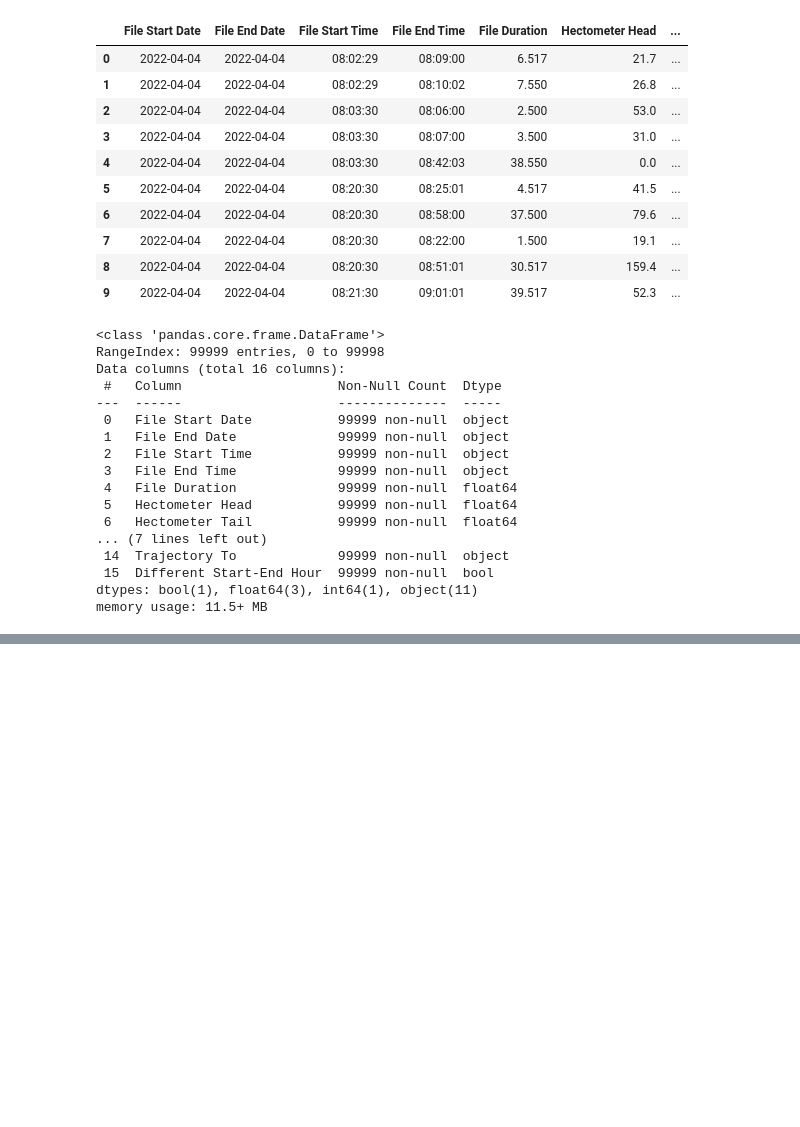
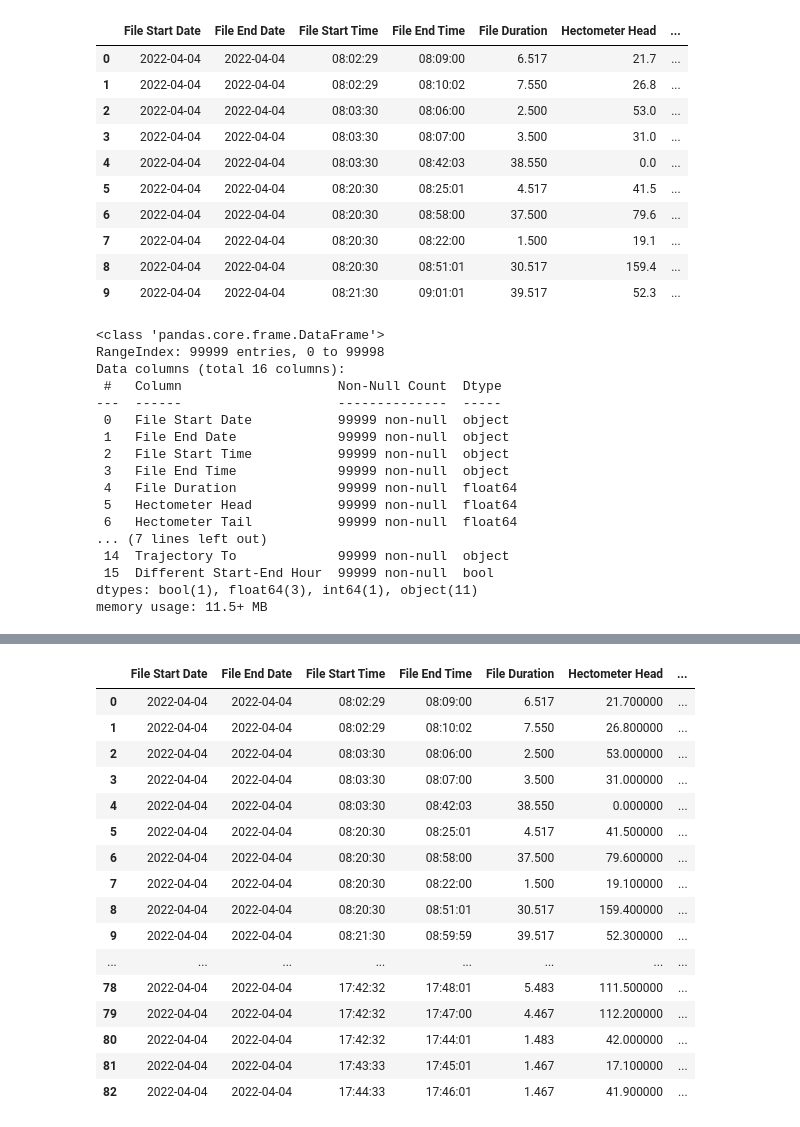
Before and after one commit to MichalI495002/S4-AI-JUGO-Assigment-, a Jupyter notebook: Data/Scripts/dataProcesing/dataProcessingSpliting.ipynb, the cells around one changed output, grey strips where cells are left out. Cells and saved outputs as stored; diff of their text form; code cells hidden in the pictures; blank space fills up the shorter version.

```diff
--- a/Data/Scripts/dataProcesing/dataProcessingSpliting.ipynb
+++ b/Data/Scripts/dataProcesing/dataProcessingSpliting.ipynb
@@ -152 +74,88 @@ sorted_split_traffic_data_df.head(10)
+# %%
+
+from datetime import datetime, timedelta
+import numpy as np
+
+def calculate_absolute_hectometer_per_minute(row):
+    """
+    Calculate the absolute value of hectometers per minute for a given row.
+    """
+    start_datetime = datetime.strptime(f"{row['File Start Date']} {row['File Start Time']}", '%Y-%m-%d %H:%M:%S')
+    end_datetime = datetime.strptime(f"{row['File End Date']} {row['File End Time']}", '%Y-%m-%d %H:%M:%S')
+    total_minutes = (end_datetime - start_datetime).total_seconds() / 60
+    hectometer_distance = abs(row['Hectometer Tail'] - row['Hectometer Head'])
+    return hectometer_distance / total_minutes if total_minutes > 0 else 0
+
+def split_rows_with_absolute_hpm(data):
+    """
+    Split rows based on different hours in 'File Start Time' and 'File End Time'
+    and also consider different dates. The split will end at XX:59:59.
+    'Hectometer per Minute' is calculated as an absolute value.
+    """
+    new_data = []
+    for index, row in data.iterrows():
+        start_date_str = str(row['File Start Date'])
+        end_date_str = str(row['File End Date'])
+        start_time_str = str(row['File Start Time'])
+        end_time_str = str(row['File End Time'])
+
+        start_date = datetime.strptime(start_date_str, '%Y-%m-%d')
+        end_date = datetime.strptime(end_date_str, '%Y-%m-%d')
+        start_time = datetime.strptime(start_time_str, '%H:%M:%S')
+        end_time = datetime.strptime(end_time_str, '%H:%M:%S')
+
+        hpm = calculate_absolute_hectometer_per_minute(row)
+
+        start_dt = datetime.combine(start_date, start_time.time())
+        end_dt = datetime.combine(end_date, end_time.time())
+
+        while start_dt < end_dt:
+            new_row = row.copy()
+            new_row['File Start Date'] = start_dt.strftime('%Y-%m-%d')
+            new_row['File Start Time'] = start_dt.strftime('%H:%M:%S')
+
+            next_hour = (start_dt.replace(minute=0, second=0, microsecond=0) + timedelta(hours=1)) - timedelta(seconds=1)
+            segment_end_dt = min(next_hour, end_dt)
+
+            new_row['File End Date'] = segment_end_dt.strftime('%Y-%m-%d')
+            new_row['File End Time'] = segment_end_dt.strftime('%H:%M:%S')
+
+            time_span = (segment_end_dt - start_dt).total_seconds() / 60
+            hectometer_span = time_span * hpm
+            new_row['Hectometer Tail'] = row['Hectometer Head'] + hectometer_span
+            new_row['Hectometer per Minute'] = hpm
+
+            new_data.append(new_row)
+
+            start_dt = segment_end_dt + timedelta(seconds=1)
+            row['Hectometer Head'] = new_row['Hectometer Tail']
+
+    return pd.DataFrame(new_data)
+
+# Applying the function with absolute hectometer per minute to the dataset
+split_data_with_absolute_hpm = split_rows_with_absolute_hpm(df_filtered_copy)  # Testing with a smaller subset
+
+data_df = split_data_with_absolute_hpm
+# Adding sorting by 'File Duration' in descending order at the end of the process
+pd.set_option('display.max_rows', 100)
+# Display the first few rows of the sorted DataFrame for debugging purposes
+data_df.head(100)
+# %% [output]
+|  | File Start Date | File End Date | File Start Time | File End Time | File Duration | Hectometer Head | ... |
+| 0 | 2022-04-04 | 2022-04-04 | 08:02:29 | 08:09:00 | 6.517 | 21.700000 | ... |
+| 1 | 2022-04-04 | 2022-04-04 | 08:02:29 | 08:10:02 | 7.550 | 26.800000 | ... |
+| 2 | 2022-04-04 | 2022-04-04 | 08:03:30 | 08:06:00 | 2.500 | 53.000000 | ... |
+| 3 | 2022-04-04 | 2022-04-04 | 08:03:30 | 08:07:00 | 3.500 | 31.000000 | ... |
+| 4 | 2022-04-04 | 2022-04-04 | 08:03:30 | 08:42:03 | 38.550 | 0.000000 | ... |
+| 5 | 2022-04-04 | 2022-04-04 | 08:20:30 | 08:25:01 | 4.517 | 41.500000 | ... |
+| 6 | 2022-04-04 | 2022-04-04 | 08:20:30 | 08:58:00 | 37.500 | 79.600000 | ... |
+| 7 | 2022-04-04 | 2022-04-04 | 08:20:30 | 08:22:00 | 1.500 | 19.100000 | ... |
+| 8 | 2022-04-04 | 2022-04-04 | 08:20:30 | 08:51:01 | 30.517 | 159.400000 | ... |
+| 9 | 2022-04-04 | 2022-04-04 | 08:21:30 | 08:59:59 | 39.517 | 52.300000 | ... |
+| ... | ... | ... | ... | ... | ... | ... | ... |
+| 78 | 2022-04-04 | 2022-04-04 | 17:42:32 | 17:48:01 | 5.483 | 111.500000 | ... |
+| 79 | 2022-04-04 | 2022-04-04 | 17:42:32 | 17:47:00 | 4.467 | 112.200000 | ... |
+| 80 | 2022-04-04 | 2022-04-04 | 17:42:32 | 17:44:01 | 1.483 | 42.000000 | ... |
+| 81 | 2022-04-04 | 2022-04-04 | 17:43:33 | 17:45:01 | 1.467 | 17.100000 | ... |
+| 82 | 2022-04-04 | 2022-04-04 | 17:44:33 | 17:46:01 | 1.467 | 41.900000 | ... |
 # %%
```
Also changed, not shown: parts of 7 cells of this notebook, 7 other files.
